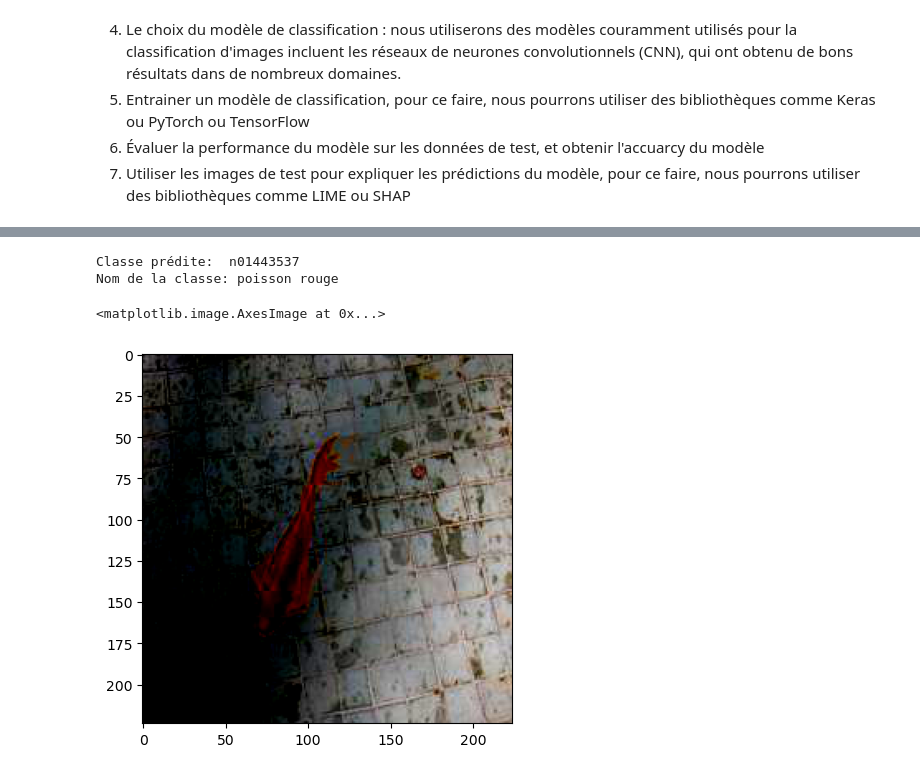
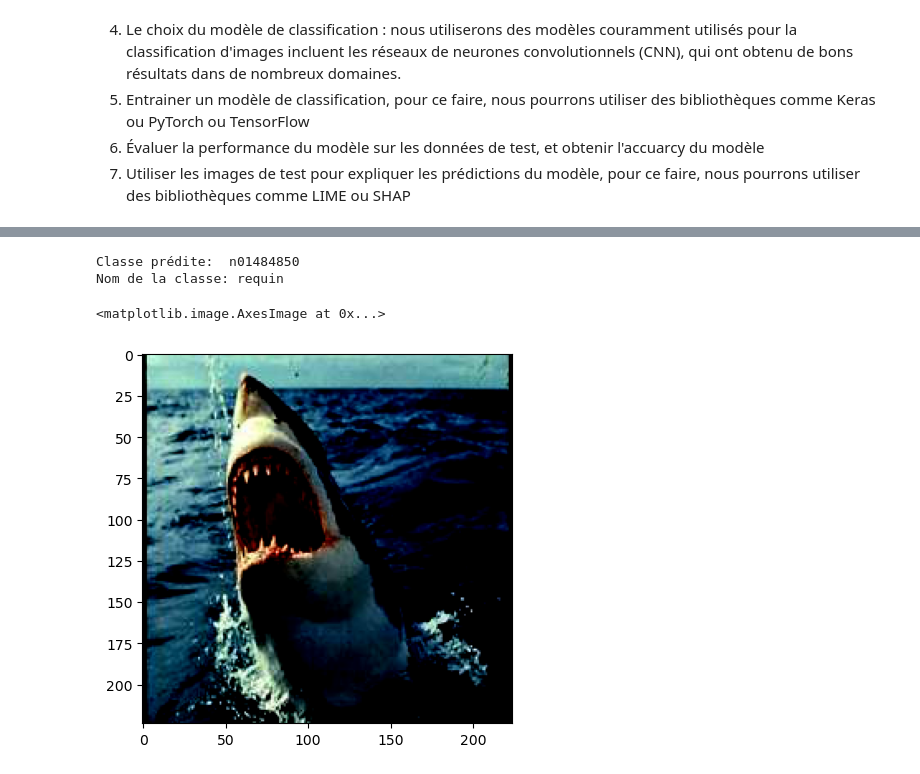
Before and after one commit to thibault-chausson/DS51_Projet, a Jupyter notebook: modele.ipynb, the cells around one changed output, grey strips where cells are left out. Cells and saved outputs as stored; diff of their text form; code cells hidden in the pictures.

Commit message:
bug affichage image corrigé

```diff
--- a/modele.ipynb
+++ b/modele.ipynb
@@ -224,33 +224,33 @@ Précision du modèle sur les 700 images de test: 77 %
 # %%
 # Essayer le modèle sur une image
 import random
 
-dossier = './data/test/n01443537'  # Remplacez par le chemin vers le dossier contenant les fichiers
+dossier = './data/test/n01484850'  # Remplacez par le chemin vers le dossier contenant les fichiers
 fichiers = os.listdir(dossier)  # Liste de tous les fichiers dans le dossier
 fichier_aleatoire = random.choice(fichiers)  # Choix d'un fichier au hasard
 chemin_fichier = os.path.join(dossier, fichier_aleatoire)  # Chemin complet du fichier choisi
 
 
 # Charger une image
 im = Image.open(chemin_fichier)
 # Appliquer les transformations
 im = transform(im)
 # Ajouter une dimension
 im = im.unsqueeze(0)
 # Obtenir les sorties
 outputs = net(im)
 # Obtenir la classe prédite
 _, predicted = torch.max(outputs.data, 1)
 print('Classe prédite: ', classes[predicted.item()])
 print('Nom de la classe:', classes_names[classes[predicted.item()]])
 # Afficher l'image
 im_normalized = im.clamp(0, 1)
 plt.imshow(np.transpose(im_normalized.squeeze().numpy(), (1, 2, 0)))
 # %% [output]
-Classe prédite:  n01443537
-Nom de la classe: poisson rouge
+Classe prédite:  n01484850
+Nom de la classe: requin
 <matplotlib.image.AxesImage at 0x...>
-[figure, old version]
+[figure, new version]
 # %%
 # Sauvegarder le modèle
 PATH = './model.pth'
```
Also changed, not shown: parts of 4 cells of this notebook.
